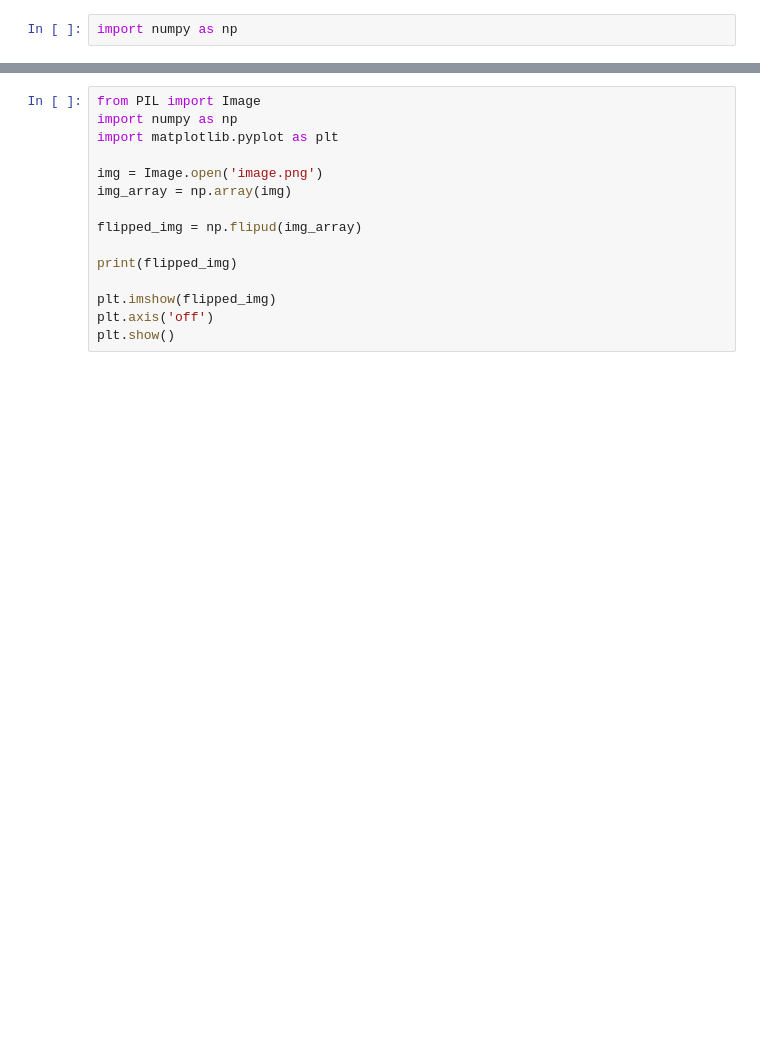
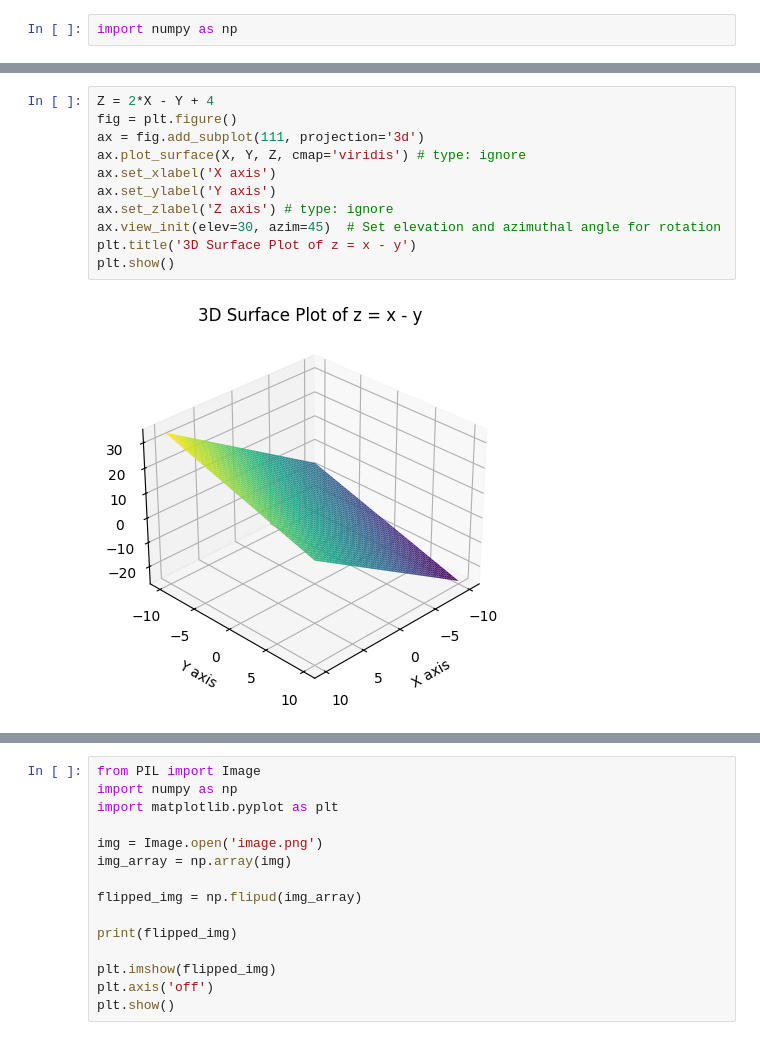
Before and after one commit to Pavan19047/SAMSUNG-INNOVATION-CAMPUS, a Jupyter notebook: main.ipynb, the cells around one changed output, grey strips where cells are left out. Saved outputs shown, nothing was run; the diff lists cells and outputs as text; blank space fills up the shorter version.

```diff
--- a/main.ipynb
+++ b/main.ipynb
@@ -362,0 +375,13 @@ plt.show()
+# %%
+Z = 2*X - Y + 4
+fig = plt.figure()
+ax = fig.add_subplot(111, projection='3d')
+ax.plot_surface(X, Y, Z, cmap='viridis') # type: ignore
+ax.set_xlabel('X axis')
+ax.set_ylabel('Y axis')
+ax.set_zlabel('Z axis') # type: ignore
+ax.view_init(elev=30, azim=45)  # Set elevation and azimuthal angle for rotation
+plt.title('3D Surface Plot of z = x - y')
+plt.show()
+# %% [output]
+[figure, added]
```
Also changed, not shown: parts of 22 cells of this notebook.
